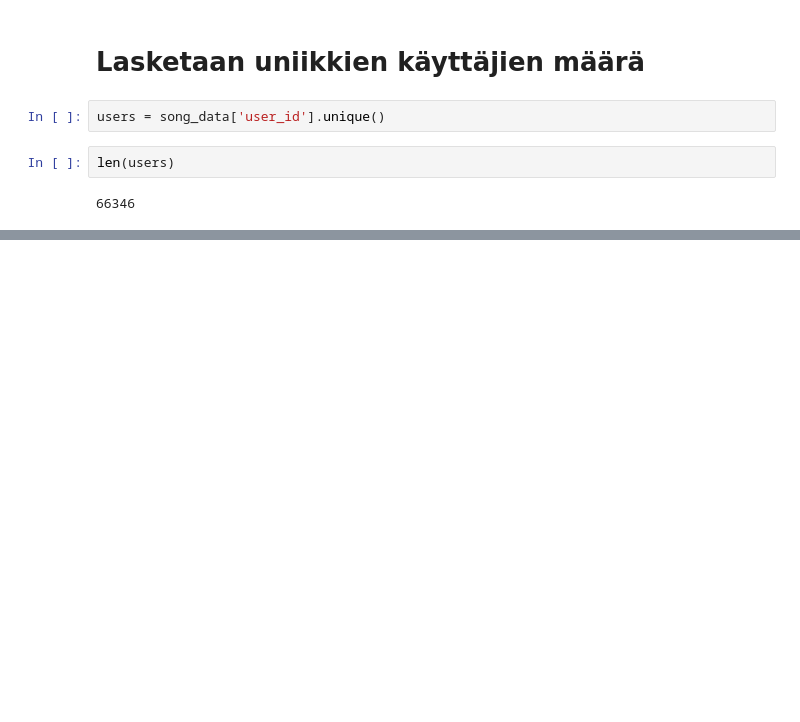
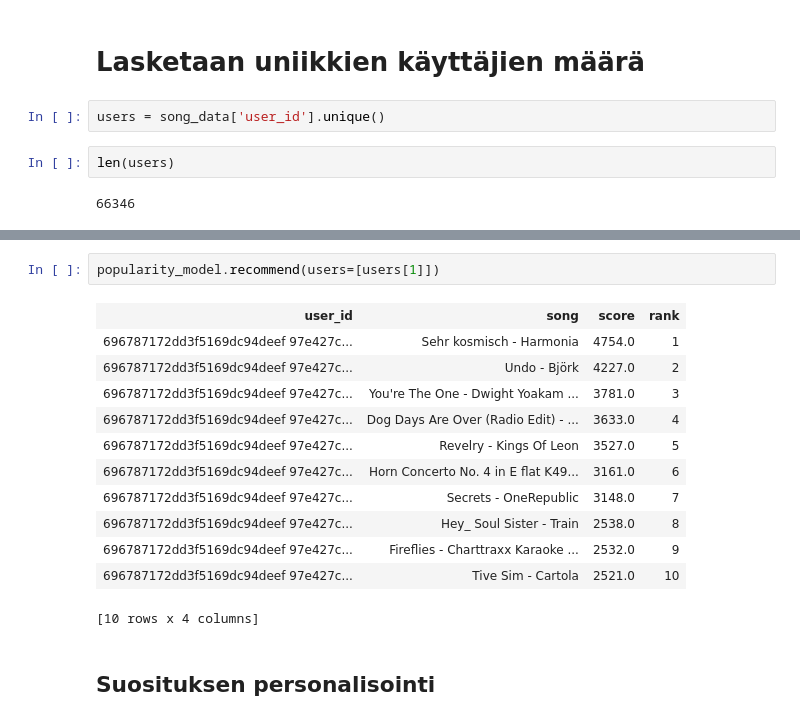
Before and after one commit to R3adyPro/Machine-Learning-Specialization, a Jupyter notebook: A Case Study Approach Chapt. 1/Song recomender.ipynb, the cells around one changed output, grey strips where cells are left out. Saved outputs shown, nothing was run; the diff lists cells and outputs as text; blank space fills up the shorter version.

```diff
--- a/A Case Study Approach Chapt. 1/Song recomender.ipynb
+++ b/A Case Study Approach Chapt. 1/Song recomender.ipynb
@@ -49,0 +81,17 @@ len(users)
+# %%
+popularity_model.recommend(users=[users[1]])
+# %% [output]
+| user_id | song | score | rank |
+| 696787172dd3f5169dc94deef 97e427c... | Sehr kosmisch - Harmonia | 4754.0 | 1 |
+| 696787172dd3f5169dc94deef 97e427c... | Undo - Björk | 4227.0 | 2 |
+| 696787172dd3f5169dc94deef 97e427c... | You're The One - Dwight Yoakam ... | 3781.0 | 3 |
+| 696787172dd3f5169dc94deef 97e427c... | Dog Days Are Over (Radio Edit) - ... | 3633.0 | 4 |
+| 696787172dd3f5169dc94deef 97e427c... | Revelry - Kings Of Leon | 3527.0 | 5 |
+| 696787172dd3f5169dc94deef 97e427c... | Horn Concerto No. 4 in E flat K49... | 3161.0 | 6 |
+| 696787172dd3f5169dc94deef 97e427c... | Secrets - OneRepublic | 3148.0 | 7 |
+| 696787172dd3f5169dc94deef 97e427c... | Hey_ Soul Sister - Train | 2538.0 | 8 |
+| 696787172dd3f5169dc94deef 97e427c... | Fireflies - Charttraxx Karaoke ... | 2532.0 | 9 |
+| 696787172dd3f5169dc94deef 97e427c... | Tive Sim - Cartola | 2521.0 | 10 |
+[10 rows x 4 columns]
+# %% [markdown]
+## Suosituksen personalisointi
```
Also changed, not shown: parts of 12 cells of this notebook.
